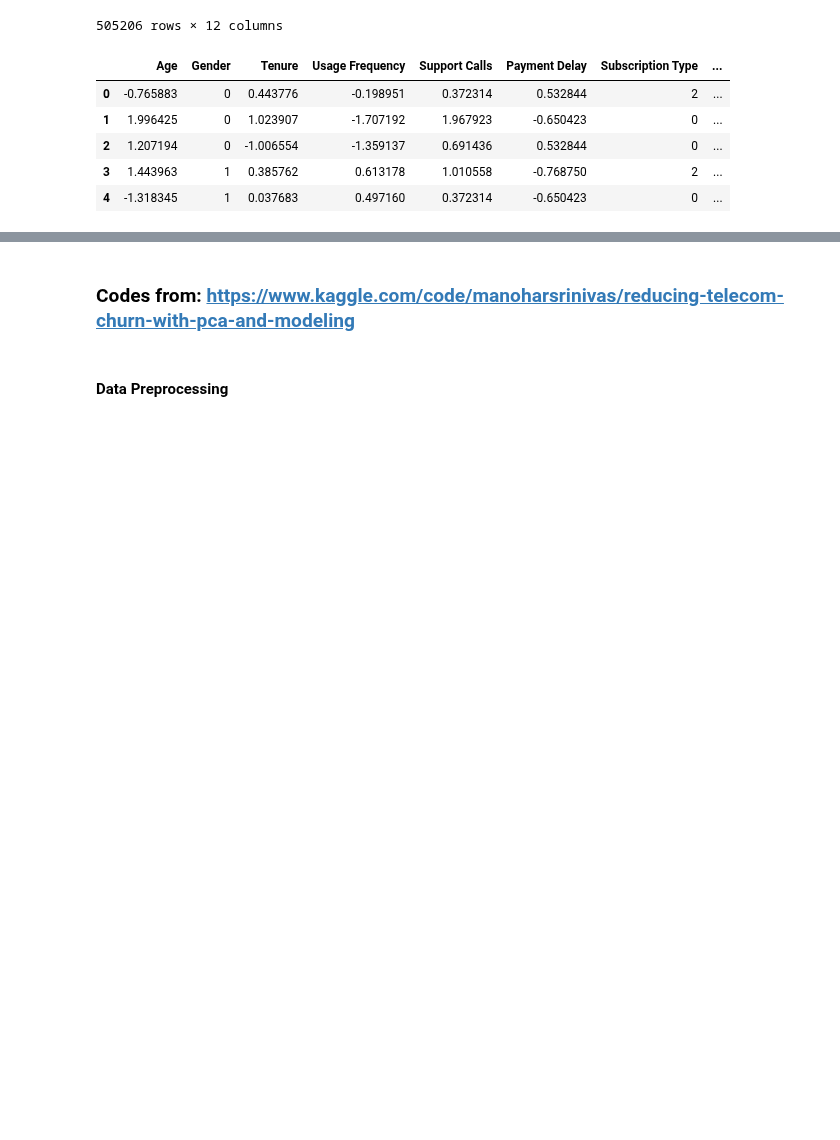
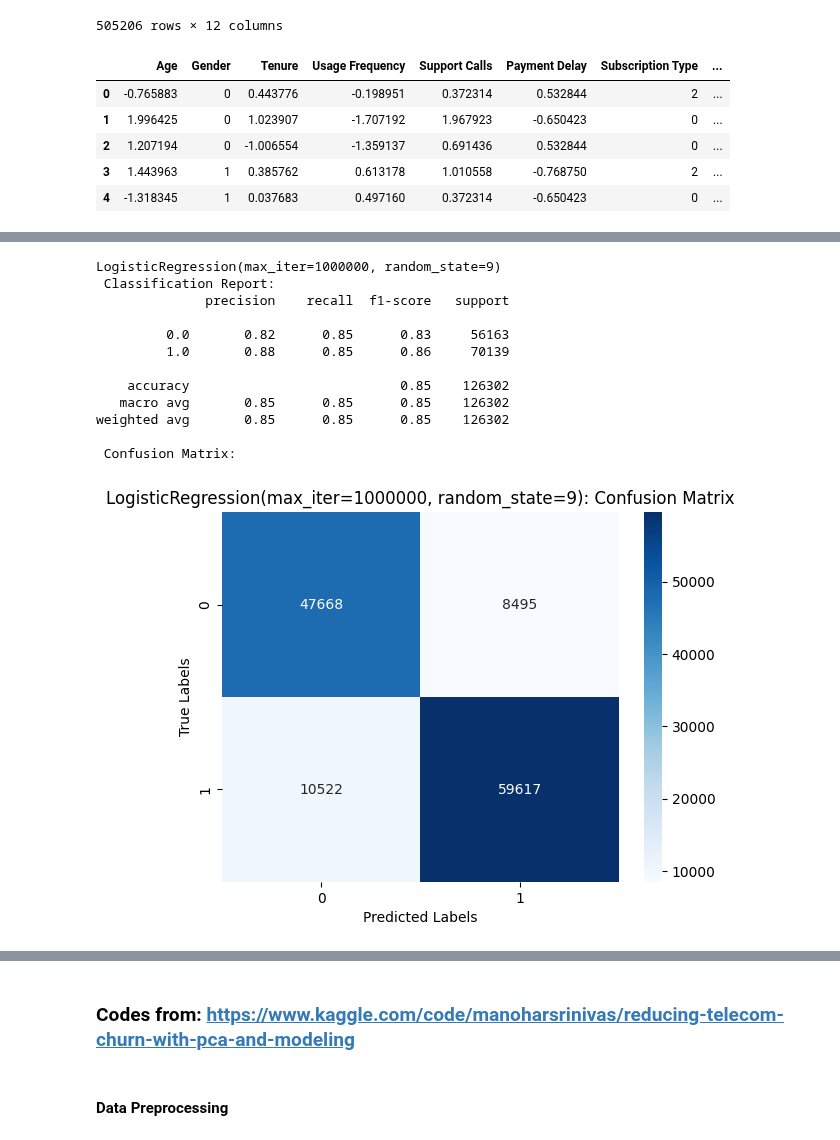
Before and after one commit to Johannes3001/AppliedML_Assign.01, a Jupyter notebook: Fredrik_Codes.ipynb, the cells around one changed output, grey strips where cells are left out. Drawn from its saved outputs; the diff is of its cells as text; code cells hidden in the pictures; blank space fills up the shorter version.

```diff
--- a/Fredrik_Codes.ipynb
+++ b/Fredrik_Codes.ipynb
@@ -150,0 +347,18 @@ df1_scaled.head()
+# %%
+y_pred = lr.predict(X_test)
+# Evaluating the results
+evaluate(Y_test, y_pred, lr)
+# %% [output]
+LogisticRegression(max_iter=1000000, random_state=9)
+ Classification Report:
+              precision    recall  f1-score   support
+
+         0.0       0.82      0.85      0.83     56163
+         1.0       0.88      0.85      0.86     70139
+
+    accuracy                           0.85    126302
+   macro avg       0.85      0.85      0.85    126302
+weighted avg       0.85      0.85      0.85    126302
+
+ Confusion Matrix:
+[figure, added]
```
Also changed, not shown: parts of 20 cells of this notebook.
